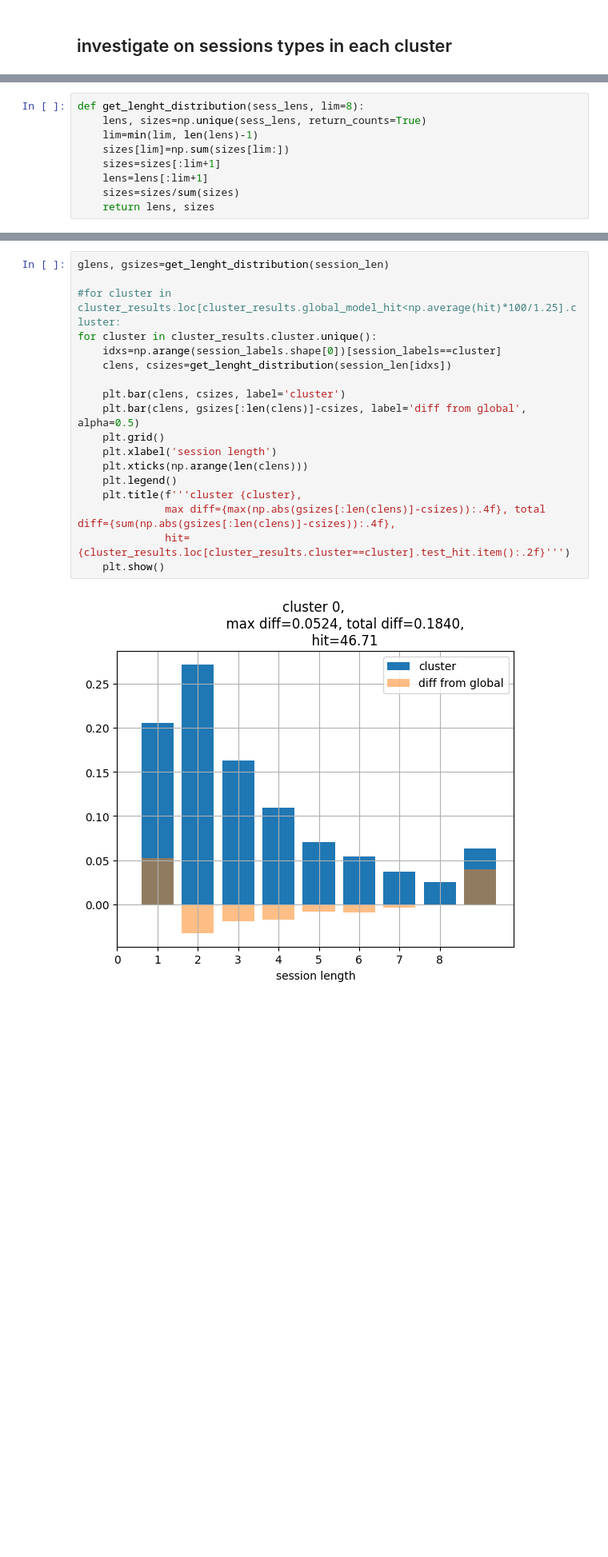
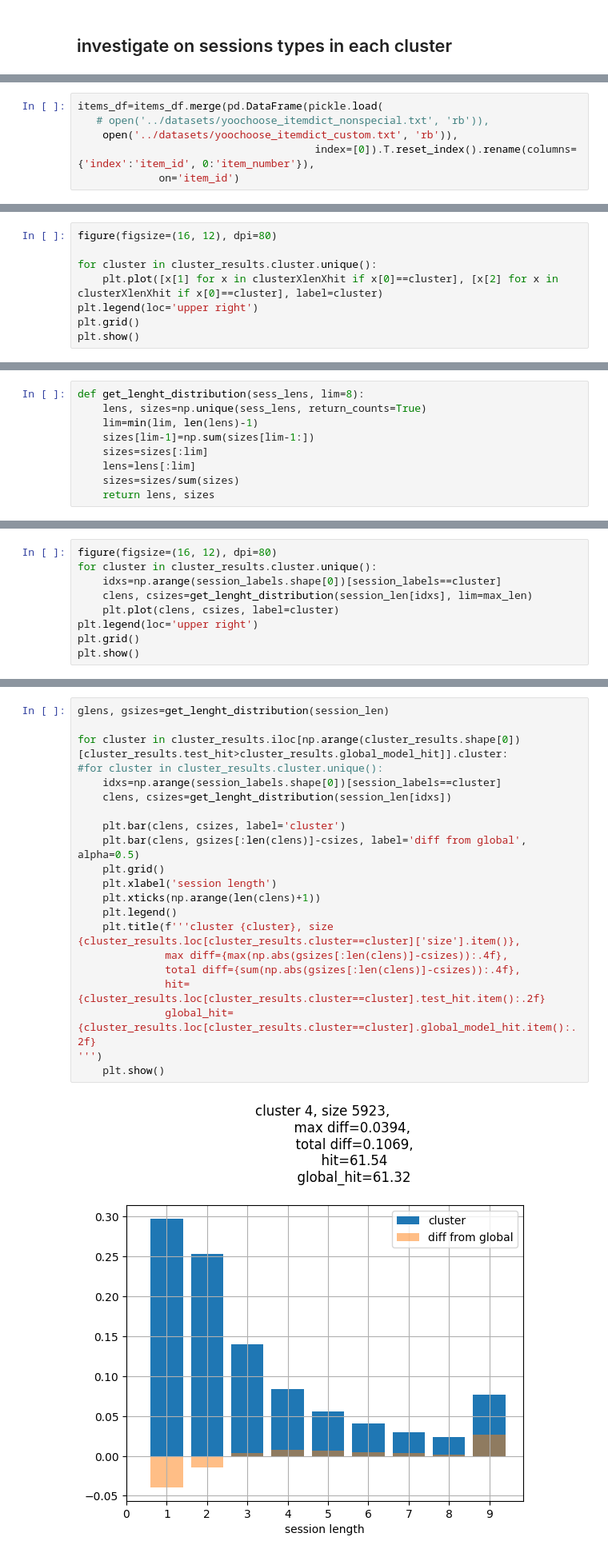
Before and after one commit to kpuchalskixiv/GNN_Master, a Jupyter notebook: srgnn/test_gm_switch_case.ipynb, the cells around one changed output, grey strips where cells are left out. Shown at 80% size. Cells and saved outputs as stored; diff of their text form; blank space fills up the shorter version.

```diff
--- a/srgnn/test_gm_switch_case.ipynb
+++ b/srgnn/test_gm_switch_case.ipynb
@@ -402 +423,7 @@ cluster_results.loc[cluster_results.global_model_hit<np.average(hit)*100/1.25]
+# %%
+items_df=items_df.merge(pd.DataFrame(pickle.load(
+   # open('../datasets/yoochoose_itemdict_nonspecial.txt', 'rb')),
+    open('../datasets/yoochoose_itemdict_custom.txt', 'rb')),
+                                      index=[0]).T.reset_index().rename(columns={'index':'item_id', 0:'item_number'}),
+             on='item_id')
 # %%
@@ -516,0 +722,8 @@ plt.show()
+# %%
+figure(figsize=(16, 12), dpi=80)
+
+for cluster in cluster_results.cluster.unique():
+    plt.plot([x[1] for x in clusterXlenXhit if x[0]==cluster], [x[2] for x in clusterXlenXhit if x[0]==cluster], label=cluster)
+plt.legend(loc='upper right')
+plt.grid()
+plt.show()
@@ -518,8 +759,8 @@ plt.show()
 def get_lenght_distribution(sess_lens, lim=8):
     lens, sizes=np.unique(sess_lens, return_counts=True)
     lim=min(lim, len(lens)-1)
-    sizes[lim]=np.sum(sizes[lim:])
-    sizes=sizes[:lim+1]
-    lens=lens[:lim+1]
+    sizes[lim-1]=np.sum(sizes[lim-1:])
+    sizes=sizes[:lim]
+    lens=lens[:lim]
     sizes=sizes/sum(sizes)
     return lens, sizes
@@ -525,0 +786,9 @@ def get_lenght_distribution(sess_lens, lim=8):
+# %%
+figure(figsize=(16, 12), dpi=80)
+for cluster in cluster_results.cluster.unique():
+    idxs=np.arange(session_labels.shape[0])[session_labels==cluster]
+    clens, csizes=get_lenght_distribution(session_len[idxs], lim=max_len)
+    plt.plot(clens, csizes, label=cluster)
+plt.legend(loc='upper right')
+plt.grid()
+plt.show()
@@ -526,20 +797,23 @@ def get_lenght_distribution(sess_lens, lim=8):
 # %%
 glens, gsizes=get_lenght_distribution(session_len)
 
-#for cluster in cluster_results.loc[cluster_results.global_model_hit<np.average(hit)*100/1.25].cluster:
-for cluster in cluster_results.cluster.unique():
+for cluster in cluster_results.iloc[np.arange(cluster_results.shape[0])[cluster_results.test_hit>cluster_results.global_model_hit]].cluster:
+#for cluster in cluster_results.cluster.unique():
     idxs=np.arange(session_labels.shape[0])[session_labels==cluster]
     clens, csizes=get_lenght_distribution(session_len[idxs])
 
     plt.bar(clens, csizes, label='cluster')
     plt.bar(clens, gsizes[:len(clens)]-csizes, label='diff from global', alpha=0.5)
     plt.grid()
     plt.xlabel('session length')
-    plt.xticks(np.arange(len(clens)))
+    plt.xticks(np.arange(len(clens)+1))
     plt.legend()
-    plt.title(f'''cluster {cluster},
-              max diff={max(np.abs(gsizes[:len(clens)]-csizes)):.4f}, total diff={sum(np.abs(gsizes[:len(clens)]-csizes)):.4f},
-              hit={cluster_results.loc[cluster_results.cluster==cluster].test_hit.item():.2f}''')
+    plt.title(f'''cluster {cluster}, size {cluster_results.loc[cluster_results.cluster==cluster]['size'].item()},
+              max diff={max(np.abs(gsizes[:len(clens)]-csizes)):.4f},
+              total diff={sum(np.abs(gsizes[:len(clens)]-csizes)):.4f},
+              hit={cluster_results.loc[cluster_results.cluster==cluster].test_hit.item():.2f}
+              global_hit={cluster_results.loc[cluster_results.cluster==cluster].global_model_hit.item():.2f}
+''')
     plt.show()
 # %% [output]
-[figure, old version]
+[figure, new version]
```
Also changed, not shown: parts of 40 cells of this notebook, 9 other files.
